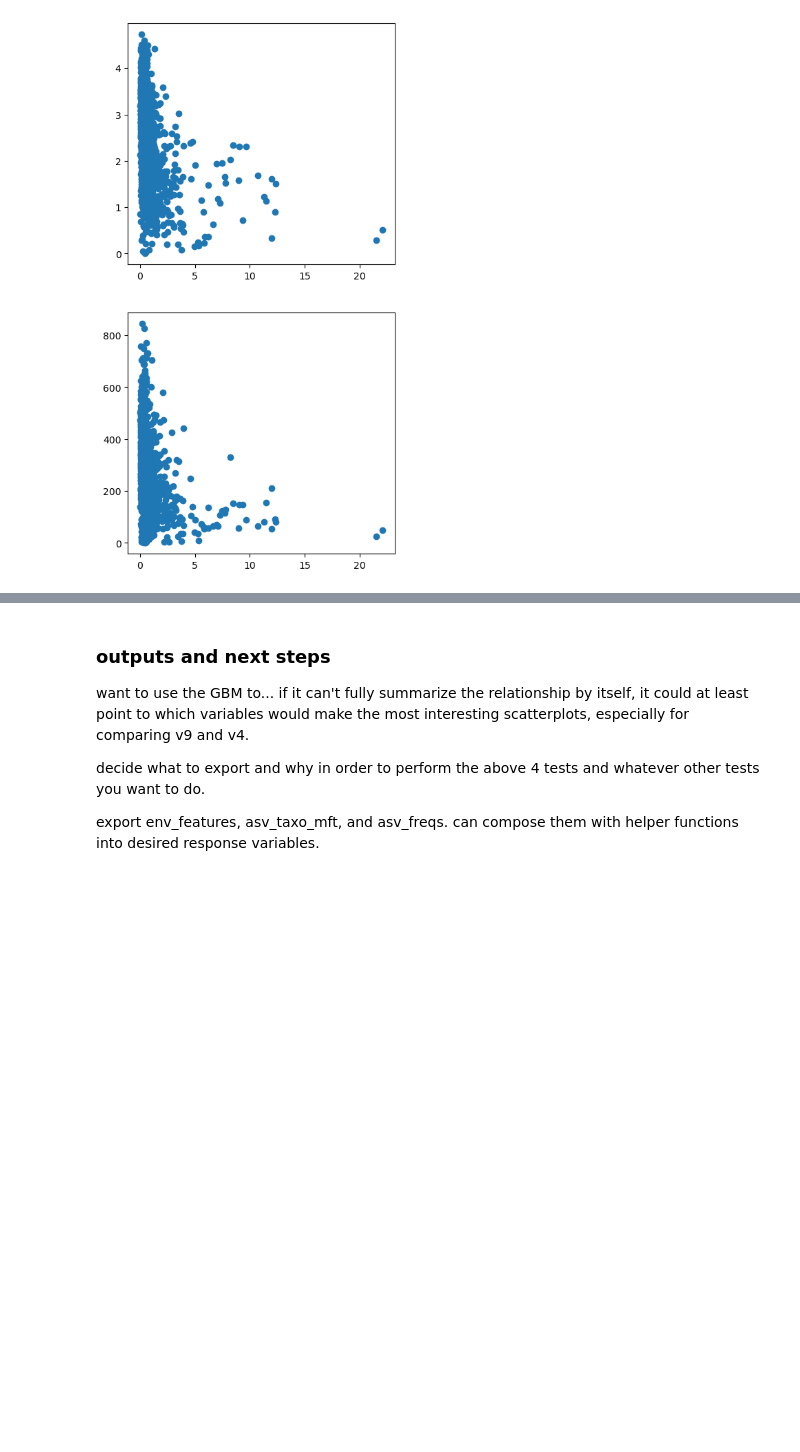
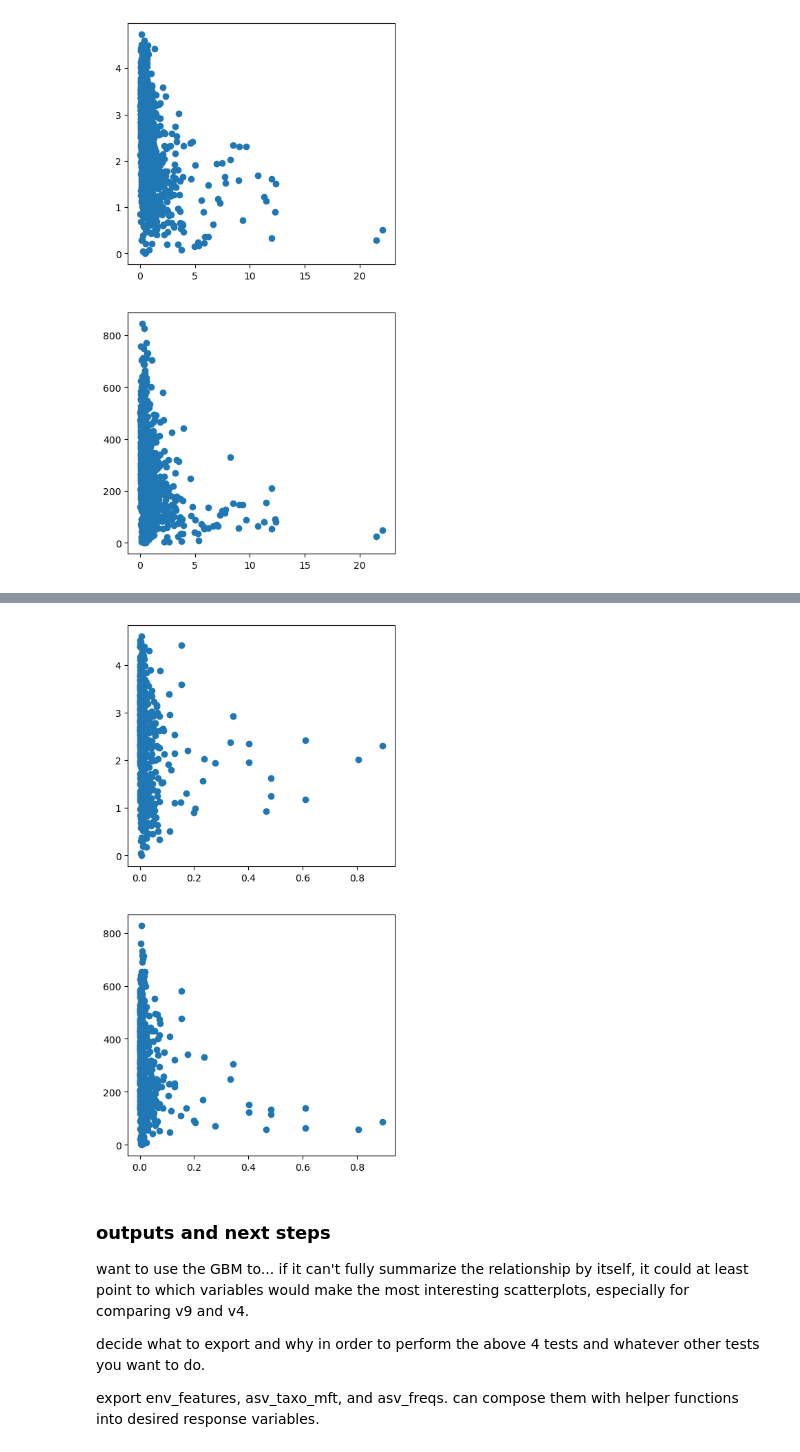
Before and after one commit to boopalaarul/ncog-mixoplankton-amplicon, a Jupyter notebook: NCOG mixoplankton diversity & env. variables, preprocessing.ipynb, the cells around one changed output, grey strips where cells are left out. Saved outputs shown, nothing was run; the diff lists cells and outputs as text; code cells hidden in the pictures; blank space fills up the shorter version.

```diff
--- a/NCOG mixoplankton diversity & env. variables, preprocessing.ipynb
+++ b/NCOG mixoplankton diversity & env. variables, preprocessing.ipynb
@@ -592,3 +881,22 @@ plt.show()
+# %%
+fig, ax = plt.subplots(2)
+
+fig.set_figheight(10)
+fig.set_figwidth(5)
+
+ax[0].scatter(
+    y = asv_freqs_18Sv4.loc[dino_mask_18Sv4, env_features_18Sv4.index].apply(shannon_index, axis = 0),
+    x = pigment_features_18Sv4["Peridinin (UMCES) (µg/L)"].replace("", np.nan) #chlor a, associates with all photosynthetic organisms
+)
+
+ax[1].scatter(
+    y = asv_freqs_18Sv4.loc[dino_mask_18Sv4, env_features_18Sv4.index].apply(asv_richness, axis = 0),
+    x = pigment_features_18Sv4["Peridinin (UMCES) (µg/L)"].replace("", np.nan) #chlor a, associates with all photosynthetic organisms
+)
+
+plt.show()
+# %% [output]
+[figure, added]
 # %% [markdown]
 ### **outputs and next steps**
 
```
Also changed, not shown: parts of 24 cells of this notebook, 1 other file.
